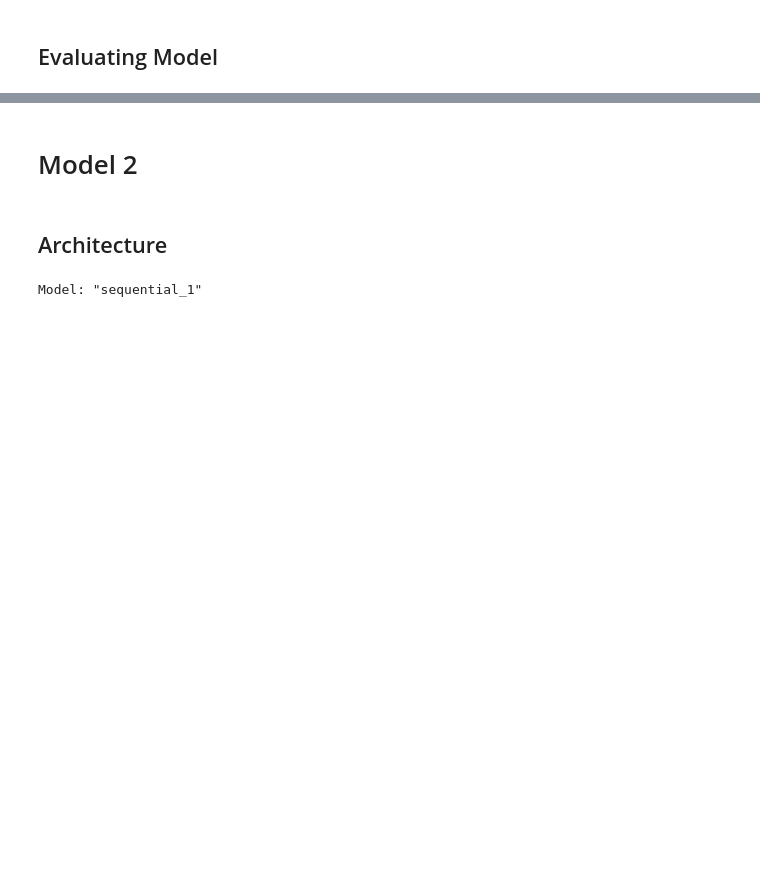
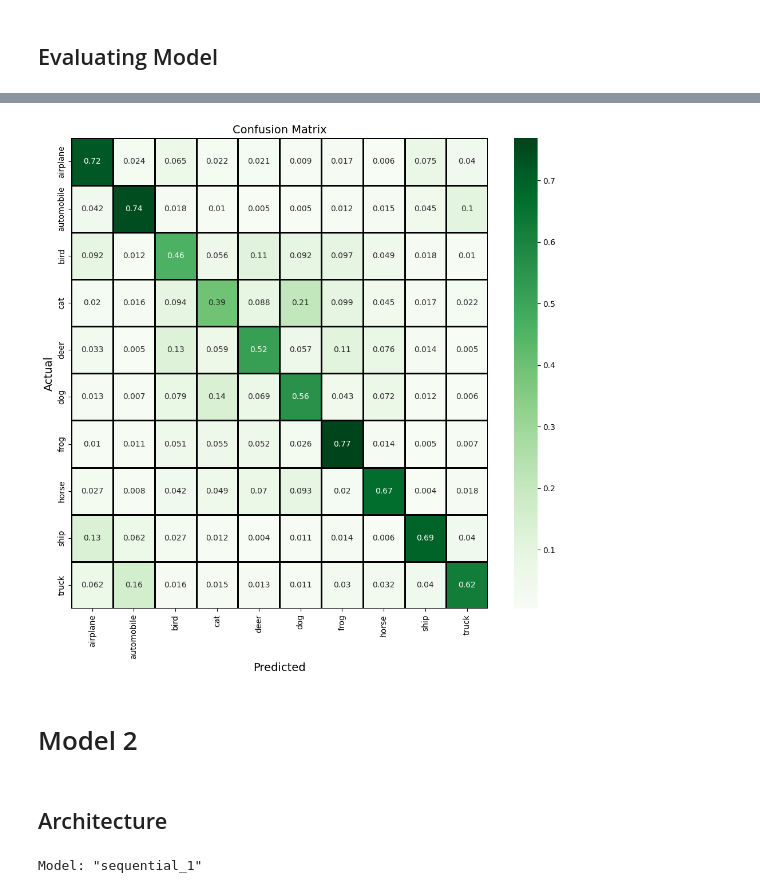
Before and after one commit to Esalsac/CNN-Project, a Jupyter notebook: CNN-project.ipynb, the cells around one changed output, grey strips where cells are left out. Drawn from its saved outputs; the diff is of its cells as text; code cells hidden in the pictures; blank space fills up the shorter version.

Commit message:
tests have been run but not saved due to crash, angry man shakes fist at tensorflow

```diff
--- a/CNN-project.ipynb
+++ b/CNN-project.ipynb
@@ -258,18 +262,18 @@ plt.show()
 # %%
-y_pred_probs = model_1.predict(X_test)
-y_pred = y_pred_probs.argmax(axis=1)
+y_pred_model_1_probs = model_1.predict(X_test)
+y_pred_model_1 = y_pred_model_1_probs.argmax(axis=1)
 y_test_model_1 = y_test.argmax(axis=1)              ## to make sure y pred and y test are the same shape
 
-acc = accuracy_score(y_test_model_1, y_pred)
-prec = precision_score(y_test_model_1, y_pred, average='weighted')
-rec = recall_score(y_test_model_1, y_pred, average='weighted')
-f1 = f1_score(y_test_model_1, y_pred, average='weighted')
+acc = accuracy_score(y_test_model_1, y_pred_model_1)
+prec = precision_score(y_test_model_1, y_pred_model_1, average='weighted')
+rec = recall_score(y_test_model_1, y_pred_model_1, average='weighted')
+f1 = f1_score(y_test_model_1, y_pred_model_1, average='weighted')
 
 print(f"model_1 Accuracy: {acc:.4f}")
 print(f"model_1 Precision: {prec:.4f}")
 print(f"model_1 Recall: {rec:.4f}")
 print(f"model_1 F1 Score: {f1:.4f}")
 
-report = classification_report(y_test_model_1, y_pred, target_names=class_names)
+report = classification_report(y_test_model_1, y_pred_model_1, target_names=class_names)
 print(report)
 # %% [output]
@@ -295,3 +299,26 @@ weighted avg       0.63      0.63      0.63     10000
+# %%
+cm_model_1 = confusion_matrix(y_test_model_1, y_pred_model_1,normalize="true")
+
+plt.figure(figsize=(10, 10))
+
+sns.heatmap(
+    cm_model_1,
+    annot=True,
+    annot_kws={"size": 10},
+    cmap="Greens",
+    xticklabels=class_names,
+    yticklabels=class_names,
+    linewidths=1,
+    linecolor="black")
+
+
+plt.xlabel("Predicted")
+plt.ylabel("Actual")
+plt.title("Confusion Matrix")
+plt.tight_layout()
+plt.show()
+# %% [output]
+[figure, added]
 # %% [markdown]
 # Model 2
 # %% [markdown]
```
Also changed, not shown: parts of 109 cells of this notebook.
